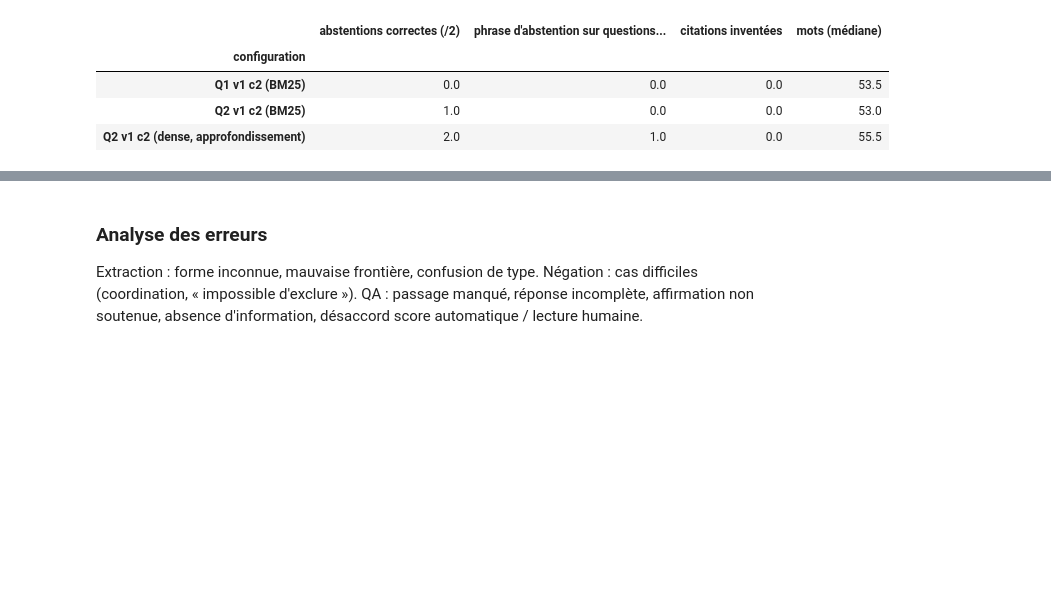
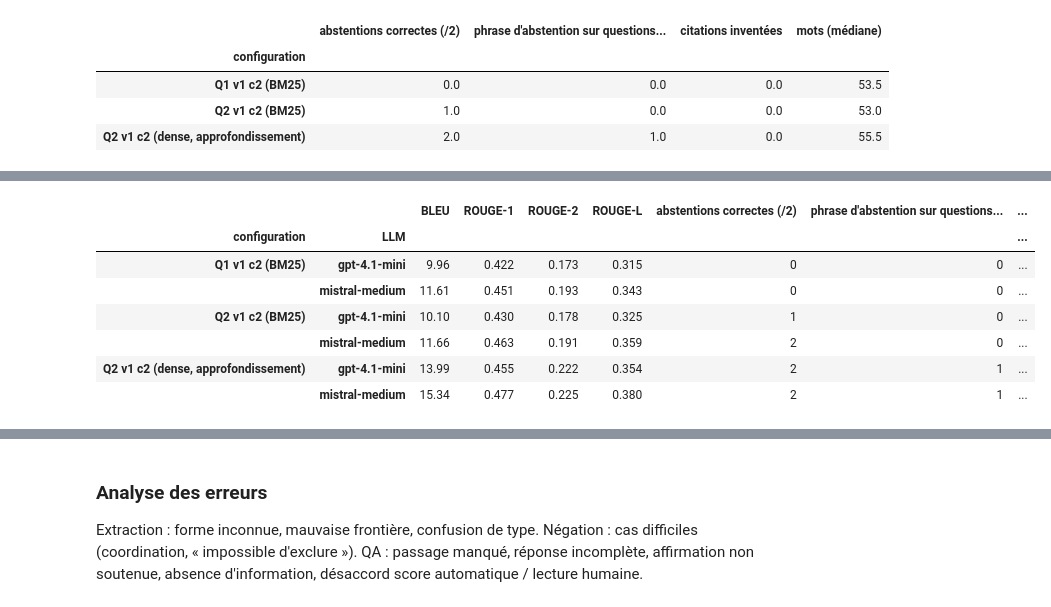
Before and after one commit to yam89421/NLP-SANTE-BC5CDR, a Jupyter notebook: notebooks/5_evaluation.ipynb, the cells around one changed output, grey strips where cells are left out. Drawn from its saved outputs; the diff is of its cells as text; code cells hidden in the pictures; blank space fills up the shorter version.

```diff
--- a/notebooks/5_evaluation.ipynb
+++ b/notebooks/5_evaluation.ipynb
@@ -275,0 +282,33 @@ diag.groupby("configuration", sort=False).apply(lambda d: pd.Series({
+# %%
+MISTRAL = QA / "predictions_mistral.jsonl"
+CONFIG_MISTRAL = {"TEST Q1 v1 c2": "Q1", "TEST Q2 v1 c2": "Q2", "TEST Q2 v1 c2, dense": "Q2_dense"}
+if not MISTRAL.exists():
+    print("Réponses Mistral absentes : exécuter notebooks/4.4_comparaison_mistral.ipynb, puis cette cellule.")
+else:
+    mistral = {c: [] for c in CONFIG_MISTRAL.values()}
+    for l in map(json.loads, MISTRAL.read_text(encoding="utf-8").splitlines()):
+        if l["experience"] in CONFIG_MISTRAL:
+            mistral[CONFIG_MISTRAL[l["experience"]]].append(l)
+    assert all([l["prompt"] for l in mistral[c]] == [l["prompt"] for l in reponses[c]] for c in mistral)  # mêmes prompts
+
+    def resume(c, llm, lignes):
+        d = pd.DataFrame([{"avec_reponse": questions_par_id[l["question_id"]]["answerable"],
+                           **diagnostiquer(l["reponse"], l["passages_transmis"])} for l in lignes])
+        s = scores_reponses(lignes, questions_par_id)
+        return {"configuration": NOMS[c], "LLM": llm, **{k: s[k] for k in ("BLEU", "ROUGE-1", "ROUGE-2", "ROUGE-L")},
+                f"abstentions correctes (/{n_sans})": int((d.abstention & ~d.avec_reponse).sum()),
+                f"phrase d'abstention sur questions avec réponse (/{len(questions) - n_sans})": int((d.abstention & d.avec_reponse).sum()),
+                "citations inventées": int(d.citations_inventees.map(len).sum()), "mots (médiane)": s["mots (médiane)"]}
+
+    openai_mistral = pd.DataFrame([resume(c, llm, ls) for c in mistral
+                                   for llm, ls in (("gpt-4.1-mini", reponses[c]), ("mistral-medium", mistral[c]))])
+    display(openai_mistral.set_index(["configuration", "LLM"]))
+# %% [output]
+|  |  | BLEU | ROUGE-1 | ROUGE-2 | ROUGE-L | abstentions correctes (/2) | phrase d'abstention sur questions... | ... |
+| configuration | LLM |  |  |  |  |  |  | ... |
+| Q1 v1 c2 (BM25) | gpt-4.1-mini | 9.96 | 0.422 | 0.173 | 0.315 | 0 | 0 | ... |
+|  | mistral-medium | 11.61 | 0.451 | 0.193 | 0.343 | 0 | 0 | ... |
+| Q2 v1 c2 (BM25) | gpt-4.1-mini | 10.10 | 0.430 | 0.178 | 0.325 | 1 | 0 | ... |
+|  | mistral-medium | 11.66 | 0.463 | 0.191 | 0.359 | 2 | 0 | ... |
+| Q2 v1 c2 (dense, approfondissement) | gpt-4.1-mini | 13.99 | 0.455 | 0.222 | 0.354 | 2 | 1 | ... |
+|  | mistral-medium | 15.34 | 0.477 | 0.225 | 0.380 | 2 | 1 | ... |
```
Also changed, not shown: parts of 6 cells of this notebook, 30 other files.
